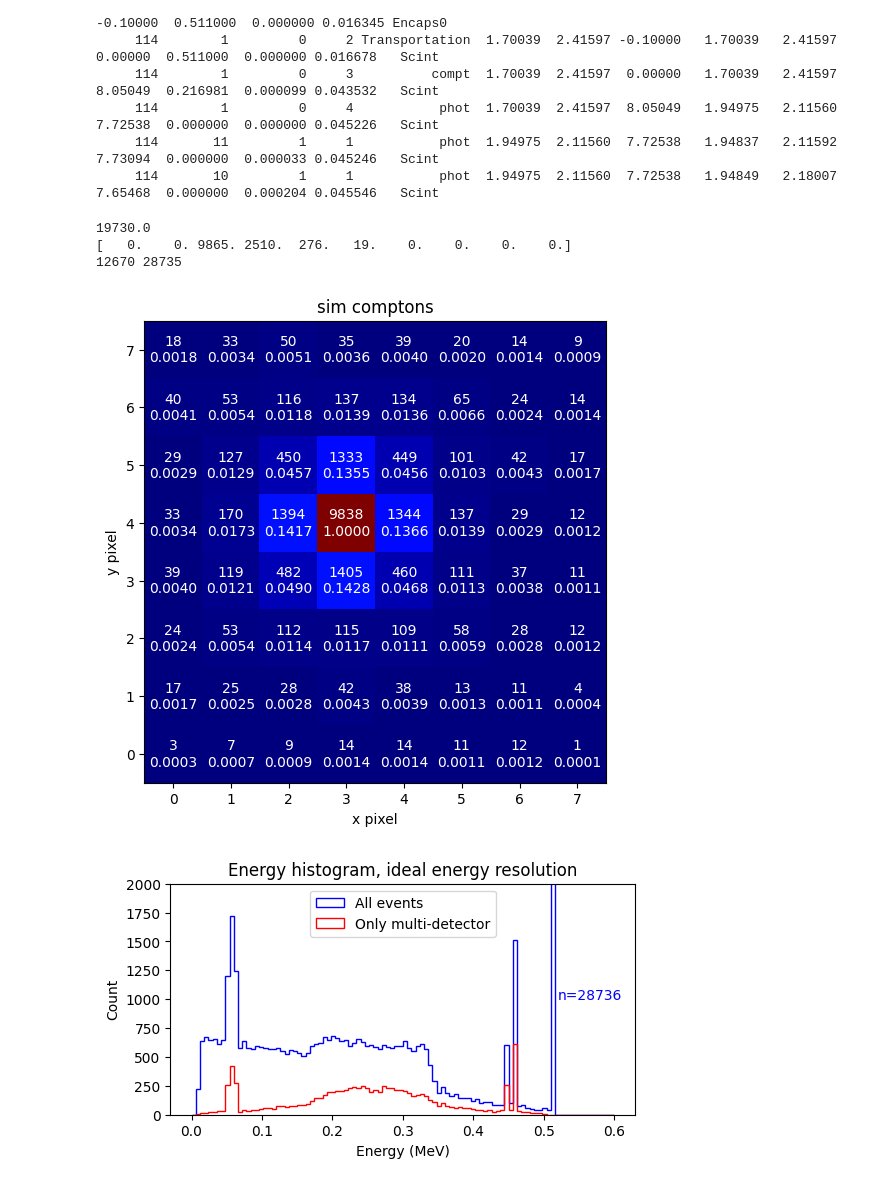
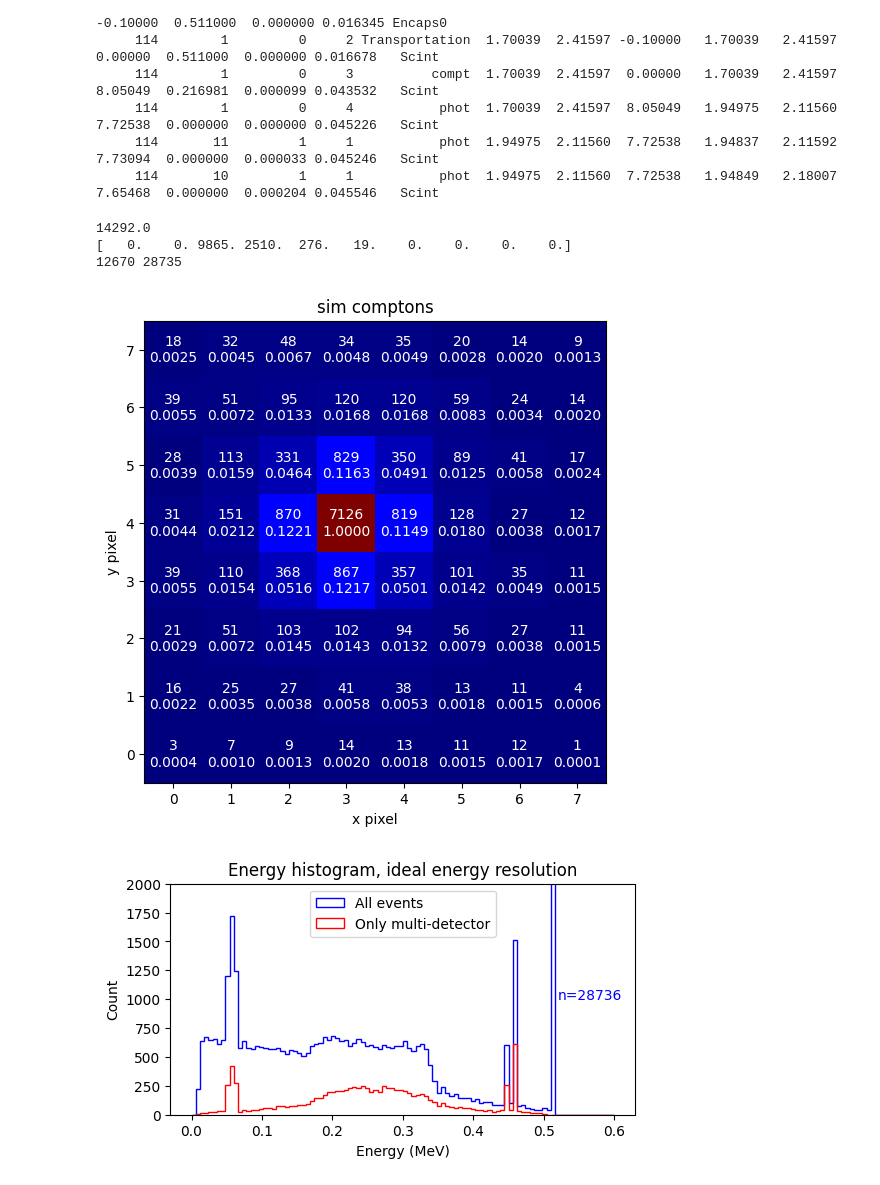
Before and after one commit to chenkale/TPPTComptonReconstruction, a Jupyter notebook: sim/gammapos.ipynb, the cells around one changed output. Drawn from its saved outputs; the diff is of its cells as text; code cells hidden in the pictures.

Commit message:
data participation heatmap

```diff
--- a/sim/gammapos.ipynb
+++ b/sim/gammapos.ipynb
@@ -124,6 +124,7 @@ lookat += 1
      114       11         1     1           phot  1.94975  2.11560  7.72538   1.94837   2.11592   7.73094  0.000000  0.000033 0.045246   Scint
      114       10         1     1           phot  1.94975  2.11560  7.72538   1.94849   2.18007   7.65468  0.000000  0.000204 0.045546   Scint
 # %%
+ebounds = (0.100, 0.400)
 foundICS, foundfullscint = 0, 0
 heatmap = np.zeros(64)
 participants = np.zeros(10)
@@ -143,29 +144,30 @@ for i in tqdm(range(np.max(bout['eventId']))):
     foundICS += 1
     participants[len(np.unique(thisevent['iScint']))] += 1
     if len(np.unique(thisevent['iScint'])) == 2:
-        heatmap[np.unique(thisevent['iScint'])] += 1
-        firstenergies.append(thisevent['energy_MeV'].iloc[0])
+        if np.all(thisevent['energy_MeV'] > ebounds[0]) and np.all(thisevent['energy_MeV'] < ebounds[1]):
+            heatmap[np.unique(thisevent['iScint'])] += 1
+            firstenergies.append(thisevent['energy_MeV'].iloc[0])
 print(np.sum(heatmap))
 print(participants)
 print(foundICS, foundfullscint)
 # %% [output]
-19730.0
+14292.0
 [   0.    0. 9865. 2510.  276.   19.    0.    0.    0.    0.]
 12670 28735
 # %%
 plt.figure(figsize = (6, 6))
-heatmap = heatmap.reshape(8, 8)
-heatmap = heatmap[::-1, ::1]
-plt.imshow(heatmap, cmap='jet', origin='lower')
+heatmapindexed = heatmap.reshape(8, 8)
+heatmapindexed = heatmapindexed[::1, ::-1]
+plt.imshow(heatmapindexed, cmap='jet', origin='lower')
 for i in range(8):
     for j in range(8):
-        plt.text(j, i, f'{int(heatmap[i, j])}\n{heatmap[i, j] / np.max(heatmap):.4f}', ha='center', va='center', color='white')
+        plt.text(j, i, f'{int(heatmapindexed[i, j])}\n{heatmapindexed[i, j] / np.max(heatmapindexed):.4f}', ha='center', va='center', color='white')
 plt.xlabel('x pixel')
 plt.ylabel('y pixel')
 plt.title('sim comptons')
 plt.show()
 # %% [output]
-[figure, old version]
+[figure, new version]
 # %%
 plt.figure(figsize = (6,3))
 plt.hist(allenergies, bins=np.linspace(0, 0.600, 101), color = 'blue', histtype = 'step', label = 'All events')
```
Also changed, not shown: 1 other file.
